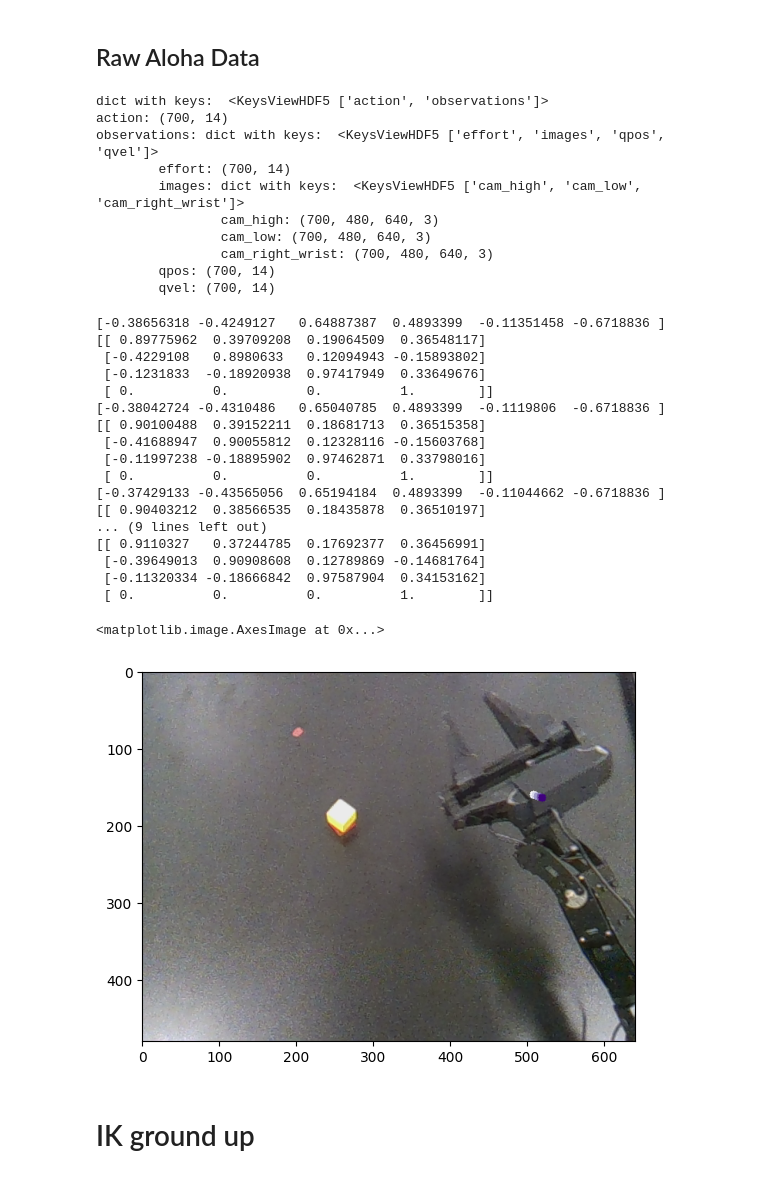
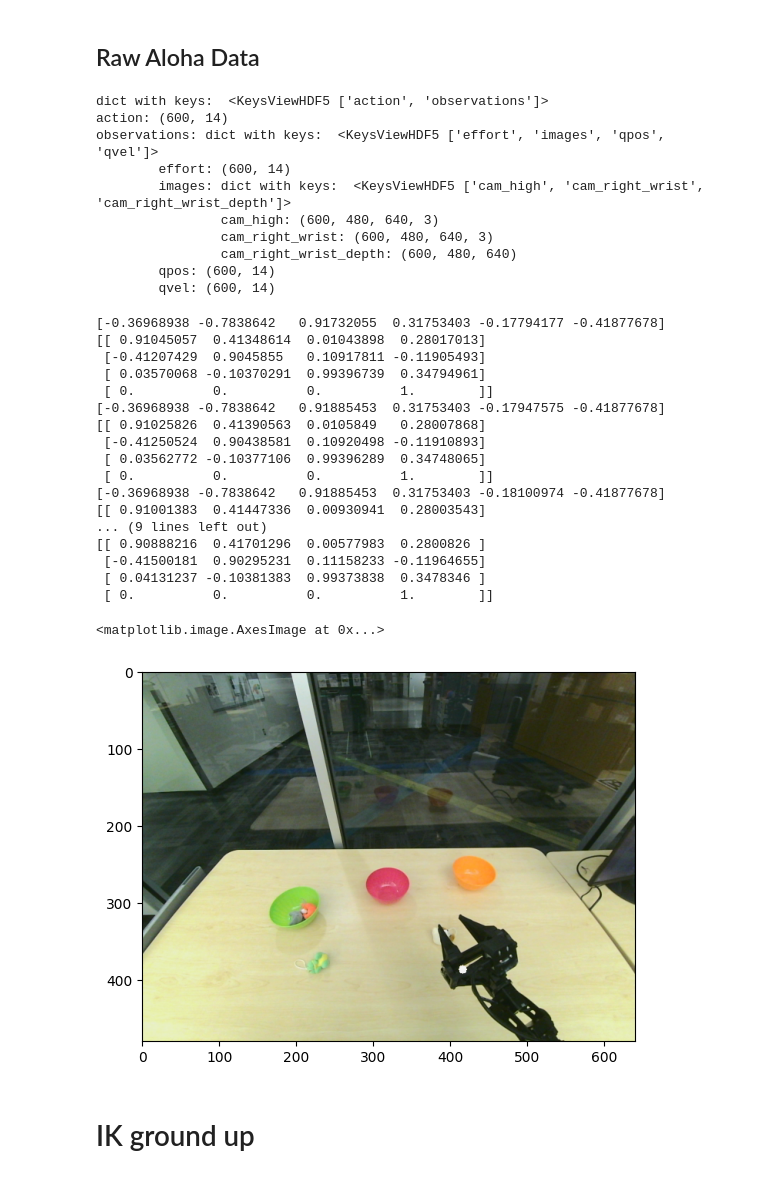
Before and after one commit to swati-gupta-tri-global/EgoMimic, a Jupyter notebook: mimicplay/scripts/aloha_process/VRV1.ipynb, the cells around one changed output. Drawn from its saved outputs; the diff is of its cells as text; code cells hidden in the pictures.

```diff
--- a/mimicplay/scripts/aloha_process/VRV1.ipynb
+++ b/mimicplay/scripts/aloha_process/VRV1.ipynb
@@ -157,5 +151,7 @@ Error:
 # calib = h5py.File("/coc/flash7/datasets/egoplay/aloha/stacking.hdf5")
 # demo = calib["data/demo1"]
 # %%
-demo = h5py.File("/coc/flash7/datasets/egoplay/humanoid_stacking_rand/robomimic/humanoid_stacking_randMimicplay.hdf5", "r+")
+# demo = h5py.File("/coc/flash7/datasets/egoplay/humanoid_stacking_rand/robomimic/humanoid_stacking_randMimicplay.hdf5", "r+")
+data = h5py.File("/coc/flash7/datasets/egoplay/bowl_place_hand_mar1/bowl_place_handMimicplay.hdf5", "r")
+# demo = h5py.File("/coc/flash7/datasets/egoplay/bowl_place_hand_mar1/bowl_place_handMimicplay.hdf5", "r")["data/demo_0"]
 # demo=demo["data/demo_0"]
@@ -210,11 +221,13 @@ plt.imshow(draw_dot_on_frame(demo["obs/front_img_1"][T], px_val, show=False))
 # %% [markdown]
 ## Visualize Unnormalized Cam Frame EE_pose
 # %%
-T = 300
+demo=data["data/demo_0"]
+T = 2
 # point = demo["obs/ee_pose"][T][:3][None, :]
-points = demo["obs/ee_pose"][T:T+150][:, :3]
+points = demo["obs/ee_pose"][T:T+40][:, :3]
+# points = demo["actions"][T].reshape(-1, 3)
 print(points.shape)
 px_val = cam_frame_to_cam_pixels(points, intrinsics)
 print("px val: ", px_val.shape)
-plt.imshow(draw_dot_on_frame(demo["obs/front_img_1"][T], px_val, show=False))
+plt.imshow(cv2.cvtColor(draw_dot_on_frame(demo["obs/front_img_1"][T], px_val, show=False), cv2.COLOR_BGR2RGB))
 # %% [output]
@@ -225,13 +238,15 @@ px val:  (150, 3)
 # %%
+demo=data["data/demo_19"]
 imgs_tensor=torch.Tensor(*demo["obs/front_img_1"].shape)
 
 for i in range(len(demo["obs/front_img_1"])):
     # inverted robot: (x forward, y right, z down) right handed frame
     # point = demo["obs/ee_pose"][T][:3][None, :]
-    points = demo["obs/ee_pose"][i:i+50][:, :3]
+    # points = demo["obs/ee_pose"][i:i+40][:, :3]
+    points = demo["actions"][i].reshape(-1, 3)
     px_val = cam_frame_to_cam_pixels(points, intrinsics)
-    imgs_tensor[i]=torch.Tensor(draw_dot_on_frame(demo["obs/front_img_1"][i], px_val, show=False))
-torchvision.io.write_video("viz.mp4",imgs_tensor,fps=30)
+    imgs_tensor[i]=torch.Tensor(cv2.cvtColor(draw_dot_on_frame(demo["obs/front_img_1"][i], px_val, show=False), cv2.COLOR_BGR2RGB))
+torchvision.io.write_video("viz19.mp4",imgs_tensor,fps=30)
 # %% [markdown]
 ## Unnormalized Robot Frame EE_Pose
 # %%
@@ -299,64 +314,64 @@ array([[[235, 236, 232],
 # %%
 from modern_robotics import FKinSpace
 # %%
-demo = h5py.File("/coc/flash7/datasets/egoplay/humanoidStacking/rawAloha/episode_12.hdf5", "r+")
+demo = h5py.File("/coc/flash7/datasets/egoplay/bowl_place_robot_mar4/rawAloha/episode_5.hdf5", "r+")
 nds(demo)
 # %% [output]
 dict with keys:  <KeysViewHDF5 ['action', 'observations']>
-action: (700, 14)
+action: (600, 14)
 observations: dict with keys:  <KeysViewHDF5 ['effort', 'images', 'qpos', 'qvel']>
-        effort: (700, 14)
-        images: dict with keys:  <KeysViewHDF5 ['cam_high', 'cam_low', 'cam_right_wrist']>
-                cam_high: (700, 480, 640, 3)
-                cam_low: (700, 480, 640, 3)
-                cam_right_wrist: (700, 480, 640, 3)
-        qpos: (700, 14)
-        qvel: (700, 14)
+        effort: (600, 14)
+        images: dict with keys:  <KeysViewHDF5 ['cam_high', 'cam_right_wrist', 'cam_right_wrist_depth']>
+                cam_high: (600, 480, 640, 3)
+                cam_right_wrist: (600, 480, 640, 3)
+                cam_right_wrist_depth: (600, 480, 640)
+        qpos: (600, 14)
+        qvel: (600, 14)
 # %%
 T = 537
 # inverted robot: (x forward, y right, z down) right handed frame
 # point = demo["obs/ee_pose"][T][:3][None, :]
 rollout = 5
 joint_positions = demo["action"][T:T+rollout][:, 7:13]
 points = np.zeros((rollout, 3))
 for i in range(rollout):
     M = np.array([[1.0, 0.0, 0.0, 0.536494],
                 [0.0, 1.0, 0.0, 0.0],
                 [0.0, 0.0, 1.0, 0.42705],
                 [0.0, 0.0, 0.0, 1.0]])
 
     Slist = np.array([[0.0, 0.0, 1.0, 0.0, 0.0, 0.0],
                       [0.0, 1.0, 0.0, -0.12705, 0.0, 0.0],
                       [0.0, 1.0, 0.0, -0.42705, 0.0, 0.05955],
                       [1.0, 0.0, 0.0, 0.0, 0.42705, 0.0],
                       [0.0, 1.0, 0.0, -0.42705, 0.0, 0.35955],
                       [1.0, 0.0, 0.0, 0.0, 0.42705, 0.0]]).T
     print(joint_positions[i])
     T_obs = FKinSpace(M, Slist, joint_positions[i])
     print(T_obs)
     points[i] = T_obs[:3, 3]
-px_val = ee_pose_to_cam_pixels(points, EXTRINSICS["humanoidJan19"], REALSENSE_INTRINSICS)
-plt.imshow(draw_dot_on_frame(demo["observations/images/cam_high"][T], px_val, show=False))
+px_val = ee_pose_to_cam_pixels(points, EXTRINSICS["humanoidFeb29R"], intrinsics)
+plt.imshow(draw_dot_on_frame(demo["observations/images/cam_high"][T], px_val, show=False, palette="Pastel1"))
 # %% [output]
-[-0.38656318 -0.4249127   0.64887387  0.4893399  -0.11351458 -0.6718836 ]
-[[ 0.89775962  0.39709208  0.19064509  0.36548117]
- [-0.4229108   0.8980633   0.12094943 -0.15893802]
- [-0.1231833  -0.18920938  0.97417949  0.33649676]
+[-0.36968938 -0.7838642   0.91732055  0.31753403 -0.17794177 -0.41877678]
+[[ 0.91045057  0.41348614  0.01043898  0.28017013]
+ [-0.41207429  0.9045855   0.10917811 -0.11905493]
+ [ 0.03570068 -0.10370291  0.99396739  0.34794961]
  [ 0.          0.          0.          1.        ]]
-[-0.38042724 -0.4310486   0.65040785  0.4893399  -0.1119806  -0.6718836 ]
-[[ 0.90100488  0.39152211  0.18681713  0.36515358]
- [-0.41688947  0.90055812  0.12328116 -0.15603768]
- [-0.11997238 -0.18895902  0.97462871  0.33798016]
+[-0.36968938 -0.7838642   0.91885453  0.31753403 -0.17947575 -0.41877678]
+[[ 0.91025826  0.41390563  0.0105849   0.28007868]
+ [-0.41250524  0.90438581  0.10920498 -0.11910893]
+ [ 0.03562772 -0.10377106  0.99396289  0.34748065]
  [ 0.          0.          0.          1.        ]]
-[-0.37429133 -0.43565056  0.65194184  0.4893399  -0.11044662 -0.6718836 ]
-[[ 0.90403212  0.38566535  0.18435878  0.36510197]
+[-0.36968938 -0.7838642   0.91885453  0.31753403 -0.18100974 -0.41877678]
+[[ 0.91001383  0.41447336  0.00930941  0.28003543]
 ... (9 lines left out)
-[[ 0.9110327   0.37244785  0.17692377  0.36456991]
- [-0.39649013  0.90908608  0.12789869 -0.14681764]
- [-0.11320334 -0.18666842  0.97587904  0.34153162]
+[[ 0.90888216  0.41701296  0.00577983  0.2800826 ]
+ [-0.41500181  0.90295231  0.11158233 -0.11964655]
+ [ 0.04131237 -0.10381383  0.99373838  0.3478346 ]
  [ 0.          0.          0.          1.        ]]
 <matplotlib.image.AxesImage at 0x...>
-[figure, old version]
+[figure, new version]
 # %% [markdown]
 # IK ground up
 # %%
```
Also changed, not shown: parts of 9 cells of this notebook, 9 other files.
